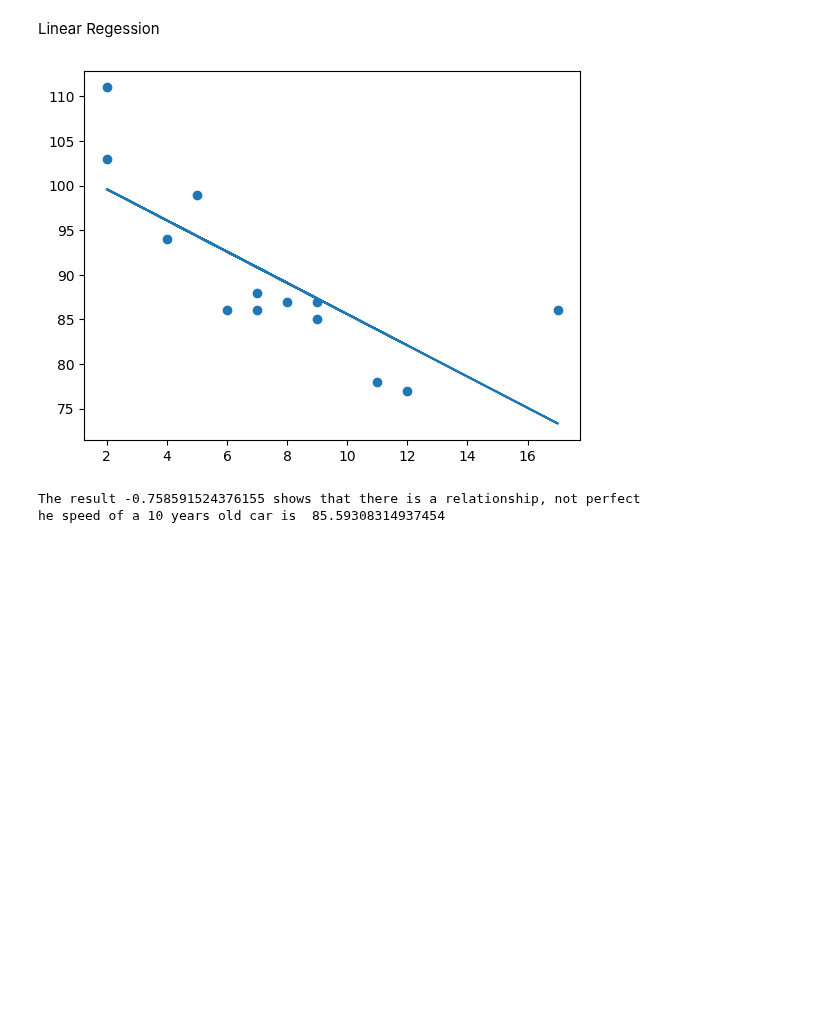
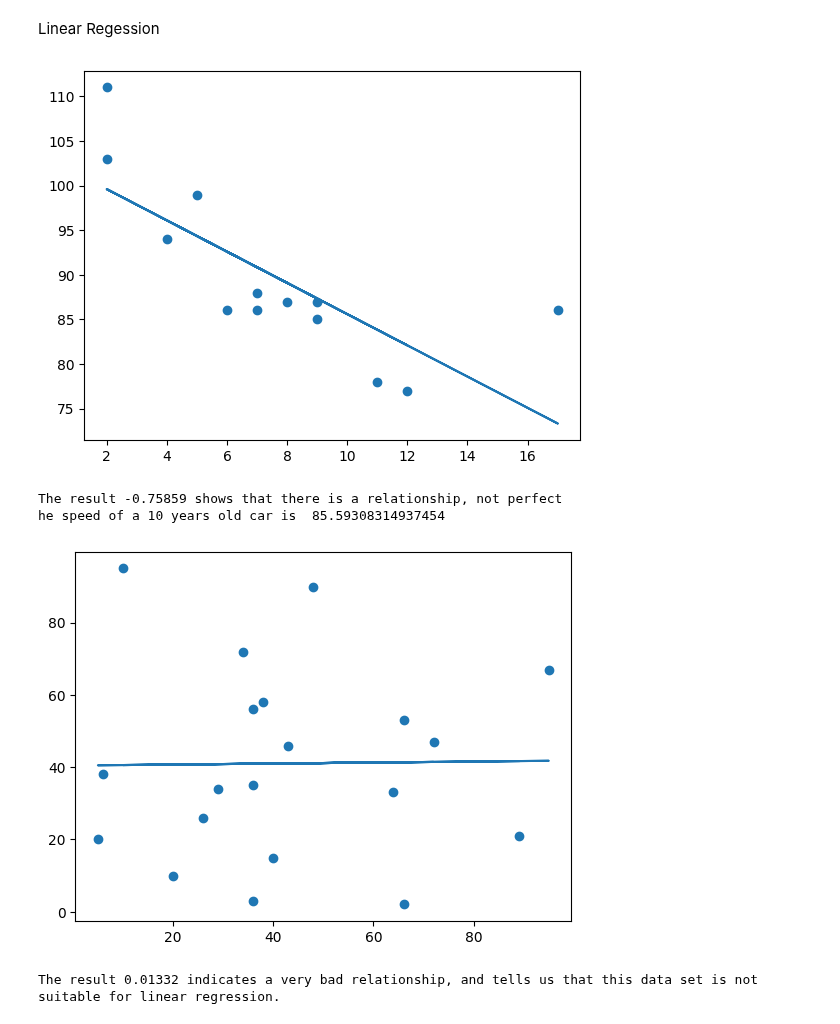
Before and after one commit to kjeyaram-orcl/DataScience, a Jupyter notebook: MachineLearningBasics.ipynb, the cells around one changed output. Saved outputs shown, nothing was run; the diff lists cells and outputs as text; code cells hidden in the pictures; blank space fills up the shorter version.

```diff
--- a/MachineLearningBasics.ipynb
+++ b/MachineLearningBasics.ipynb
@@ -40,6 +40,7 @@ plt.show()
 # %% [markdown]
 Linear Regession
 # %%
+# Good Fit
 import matplotlib.pyplot as plt
 from scipy import stats
 
@@ -58,11 +59,36 @@ plt.plot(x, mymodel)
 plt.show()
 
 #The r value ranges from -1 to 1, where 0 means no relationship, and 1 (and -1) means 100% related.
-print ( "The result", r, "shows that there is a relationship, not perfect")
+print ( "The result", round(r,5), "shows that there is a relationship, not perfect")
 
 #Predict Future Values. Example: Let us try to predict the speed of a 10 years old car.
 print( 'he speed of a 10 years old car is ' , myfunc(10))
 # %% [output]
 [figure]
-The result -0.758591524376155 shows that there is a relationship, not perfect
+The result -0.75859 shows that there is a relationship, not perfect
 he speed of a 10 years old car is  85.59308314937454
+# %%
+# Bad Fit
+
+import matplotlib.pyplot as plt
+from scipy import stats
+
+x = [89,43,36,36,95,10,66,34,38,20,26,29,48,64,6,5,36,66,72,40]
+y = [21,46,3,35,67,95,53,72,58,10,26,34,90,33,38,20,56,2,47,15]
+
+slope, intercept, r, p, std_err = stats.linregress(x, y)
+
+def myfunc(x):
+  return slope * x + intercept
+
+mymodel = list(map(myfunc, x))
+
+plt.scatter(x, y)
+plt.plot(x, mymodel)
+plt.show()
+
+#The r value ranges from -1 to 1, where 0 means no relationship, and 1 (and -1) means 100% related.
+print ( "The result", round(r,5), "indicates a very bad relationship, and tells us that this data set is not suitable for linear regression.")
+# %% [output]
+[figure, added]
+The result 0.01332 indicates a very bad relationship, and tells us that this data set is not suitable for linear regression.
```
